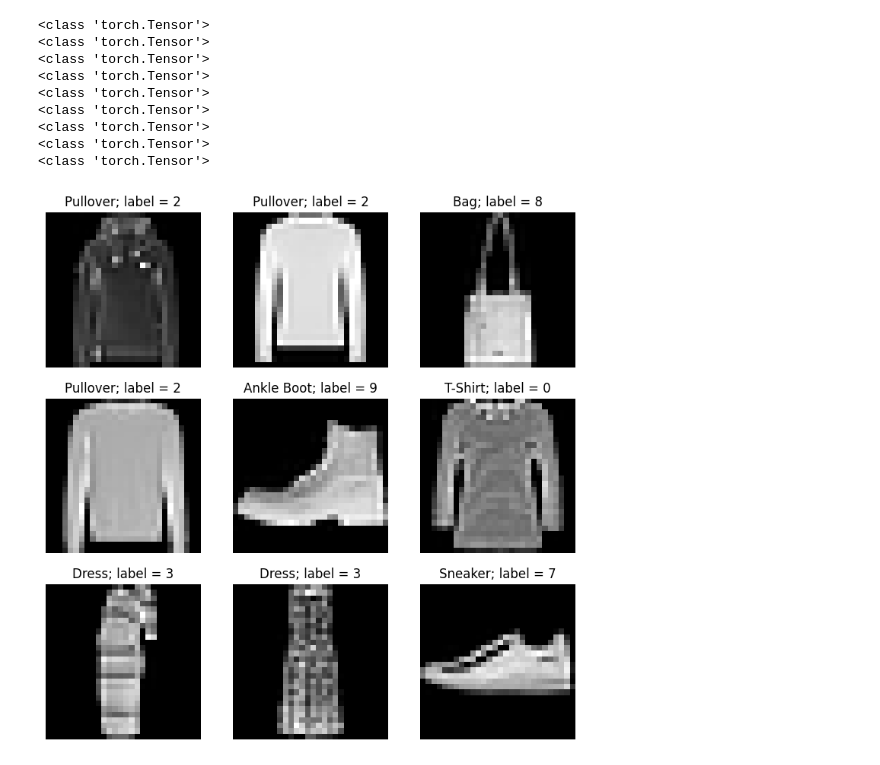
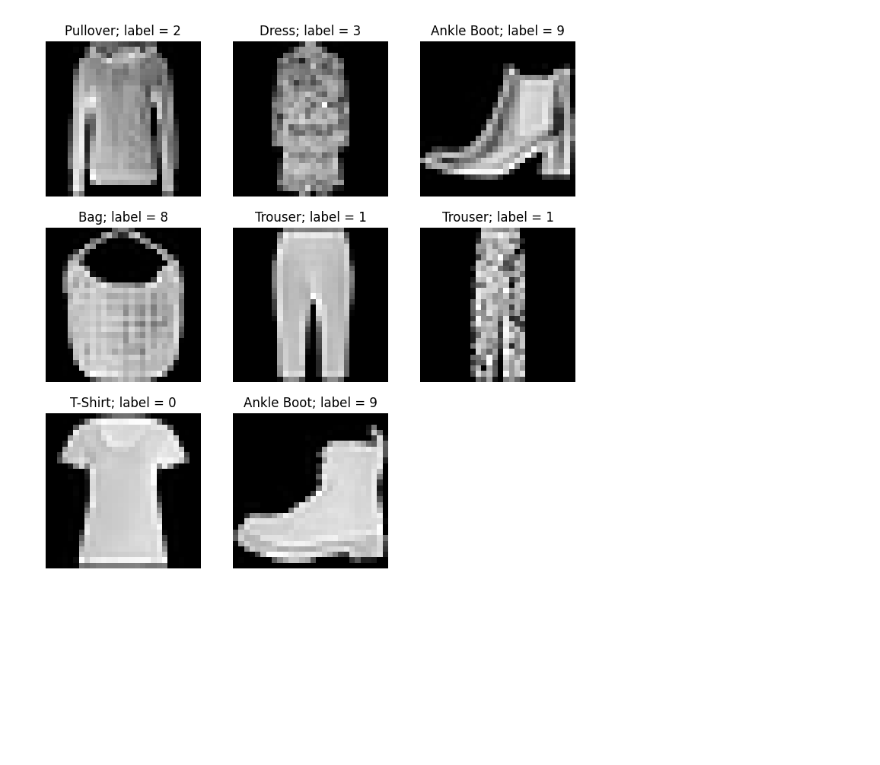
Before and after one commit to Asterisk07/ELL409-Machine-Learning-Coursework, a Jupyter notebook: intro/code/a4_datasets.ipynb, the cells around one changed output. Cells and saved outputs as stored; diff of their text form; code cells hidden in the pictures; blank space fills up the shorter version.

```diff
--- a/intro/code/a4_datasets.ipynb
+++ b/intro/code/a4_datasets.ipynb
@@ -54,47 +54,39 @@ labels_map = {
 figure = plt.figure(figsize=(9, 9))
 # figure = plt.figure(figsize=(8, 8))
 cols, rows = 3, 3
-for i in range(1, cols * rows + 1):
+# for i in range(1, 10):
+for i in range(1, cols * rows):
     sample_idx = torch.randint(len(training_data), size=(1,)).item()
 
     # data is already labelled
     img, label = training_data[sample_idx]
 
     # print(type(img))
 
     # label is a number from 0 to 9
 
     figure.add_subplot(rows, cols, i)
     plt.title(labels_map[label]+f"; label = {label}")
 
     # removes the axis (comment this and try)
     plt.axis("off")
 
     if 2:
         # use at least one of these 2:
         # (comment one and try)
 
         # draws current image on the plot
         # plt.imshow(img.squeeze())
 
         # converts image to grayscale before drawing it
         plt.imshow(img.squeeze(), cmap="gray")
 
 
     # displays current plot in currnet stage , so plot will be displayed in different loop iterations , as well as each image overwrites the last on the plot
     # Uncomment and try
     # plt.show()
 
 
 plt.show()
 # %% [output]
-<class 'torch.Tensor'>
-<class 'torch.Tensor'>
-<class 'torch.Tensor'>
-<class 'torch.Tensor'>
-<class 'torch.Tensor'>
-<class 'torch.Tensor'>
-<class 'torch.Tensor'>
-<class 'torch.Tensor'>
-<class 'torch.Tensor'>
-[figure, old version]
+[figure, new version]
```
Also changed, not shown: parts of 2 cells of this notebook, 37 other files.
